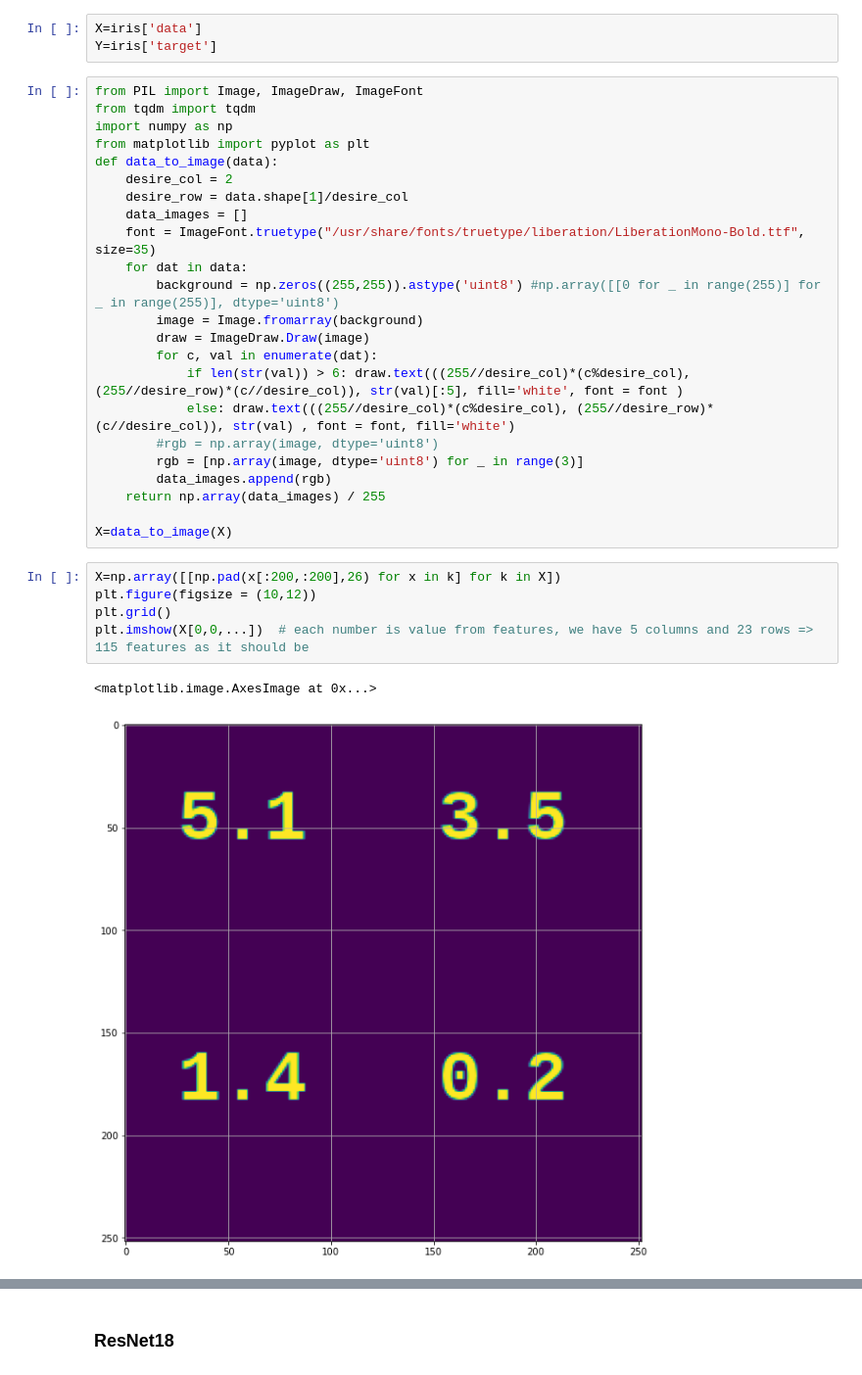
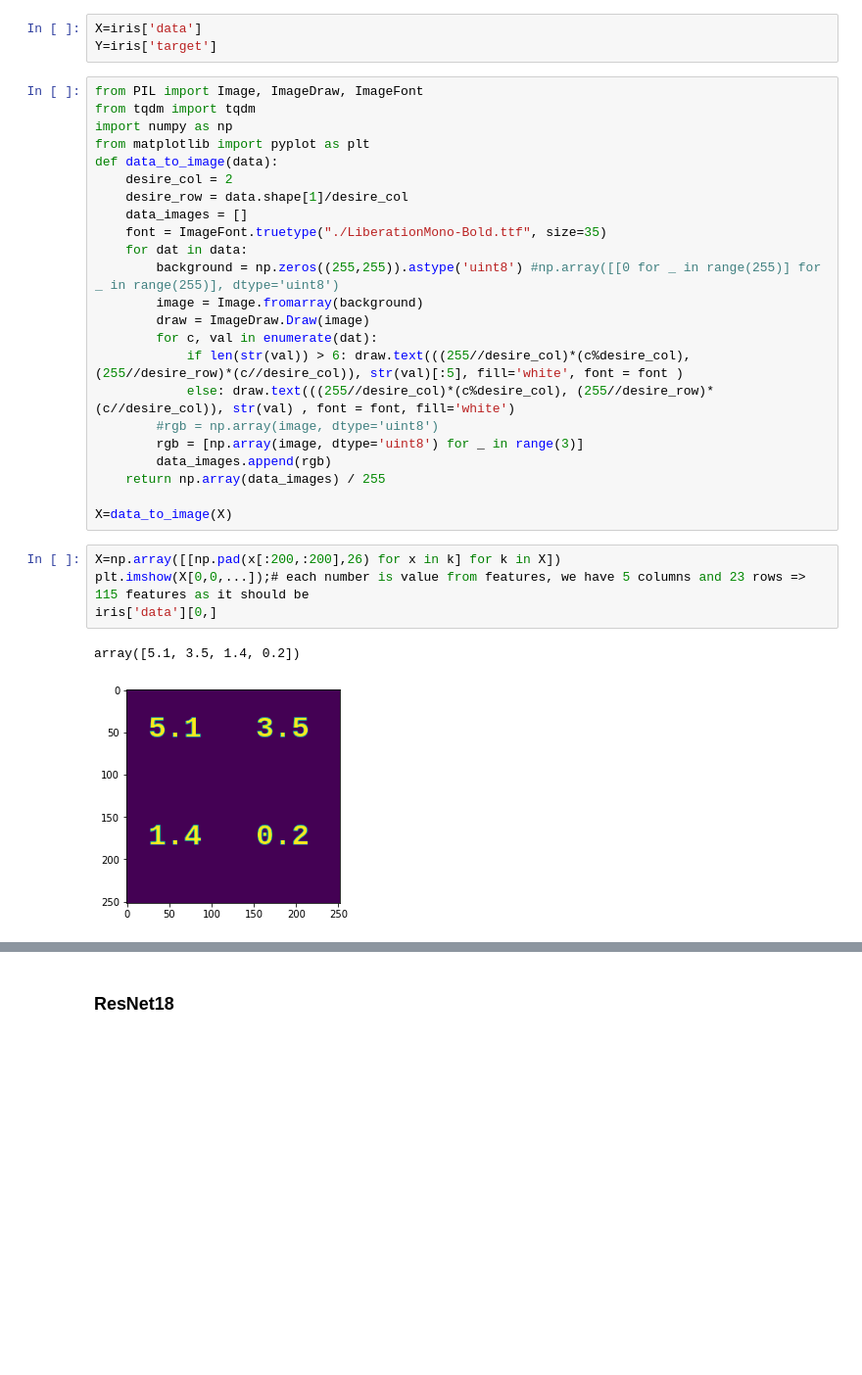
Before and after one commit to yeranosyanvahan/SuperTML, a Jupyter notebook: IRIS.ipynb, the cells around one changed output, grey strips where cells are left out. Shown: that part at 98% size. Cells and saved outputs as stored; diff of their text form; blank space fills up the shorter version.

```diff
--- a/IRIS.ipynb
+++ b/IRIS.ipynb
@@ -13,7 +13,7 @@ def data_to_image(data):
     desire_col = 2
     desire_row = data.shape[1]/desire_col
     data_images = []
-    font = ImageFont.truetype("/usr/share/fonts/truetype/liberation/LiberationMono-Bold.ttf", size=35)
+    font = ImageFont.truetype("./LiberationMono-Bold.ttf", size=35)
     for dat in data:
         background = np.zeros((255,255)).astype('uint8') #np.array([[0 for _ in range(255)] for _ in range(255)], dtype='uint8')
         image = Image.fromarray(background)
@@ -29,9 +29,8 @@ def data_to_image(data):
 X=data_to_image(X)
 # %%
 X=np.array([[np.pad(x[:200,:200],26) for x in k] for k in X])
-plt.figure(figsize = (10,12))
-plt.grid()
-plt.imshow(X[0,0,...])  # each number is value from features, we have 5 columns and 23 rows => 115 features as it should be
+plt.imshow(X[0,0,...]);# each number is value from features, we have 5 columns and 23 rows => 115 features as it should be
+iris['data'][0,]
 # %% [output]
-<matplotlib.image.AxesImage at 0x...>
+array([5.1, 3.5, 1.4, 0.2])
-[figure, old version]
+[figure, new version]
```
Also changed, not shown: parts of 7 cells of this notebook, 3 other files.
